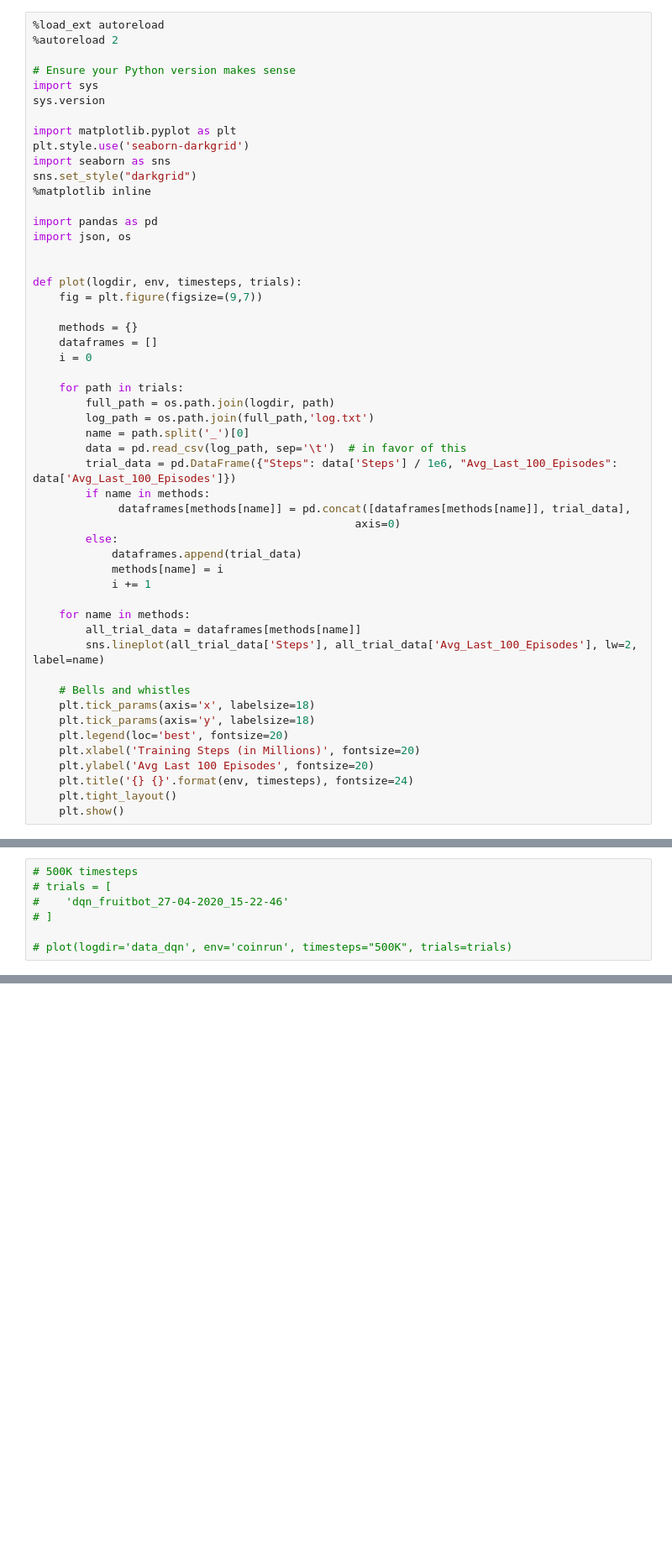
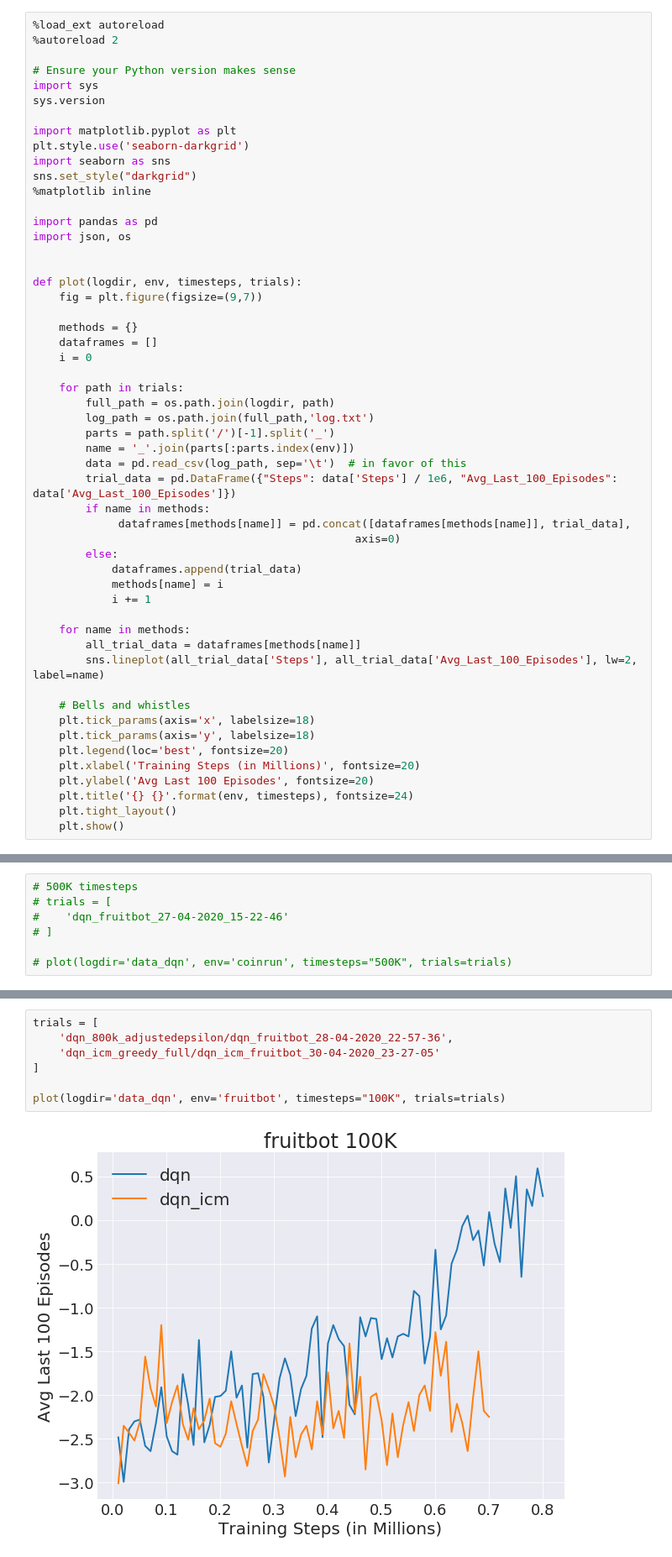
Before and after one commit to klo9klo9kloi/cs182final, a Jupyter notebook: ResultsVisualization.ipynb, the cells around one changed output, grey strips where cells are left out. Shown at 84% size. Saved outputs shown, nothing was run; the diff lists cells and outputs as text; blank space fills up the shorter version.

Commit message:
plot error bars and separate legend labels

```diff
--- a/ResultsVisualization.ipynb
+++ b/ResultsVisualization.ipynb
@@ -26,7 +26,8 @@ def plot(logdir, env, timesteps, trials):
     for path in trials:
         full_path = os.path.join(logdir, path)
         log_path = os.path.join(full_path,'log.txt')
-        name = path.split('_')[0]
+        parts = path.split('/')[-1].split('_')
+        name = '_'.join(parts[:parts.index(env)])
         data = pd.read_csv(log_path, sep='\t')  # in favor of this
         trial_data = pd.DataFrame({"Steps": data['Steps'] / 1e6, "Avg_Last_100_Episodes": data['Avg_Last_100_Episodes']})
         if name in methods:
@@ -71,0 +71,9 @@ The autoreload extension is already loaded. To reload it, use:
+# %%
+trials = [
+    'dqn_800k_adjustedepsilon/dqn_fruitbot_28-04-2020_22-57-36',
+    'dqn_icm_greedy_full/dqn_icm_fruitbot_30-04-2020_23-27-05'
+]
+
+plot(logdir='data_dqn', env='fruitbot', timesteps="100K", trials=trials)
+# %% [output]
+[figure, added]
```
Also changed, not shown: parts of 1 cell of this notebook.
